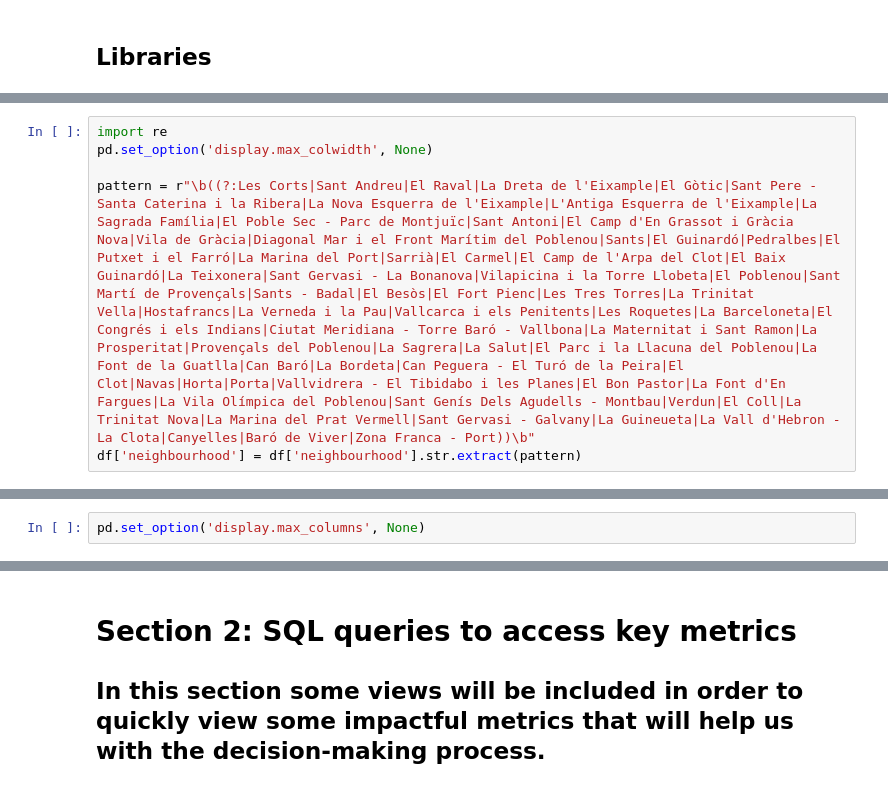
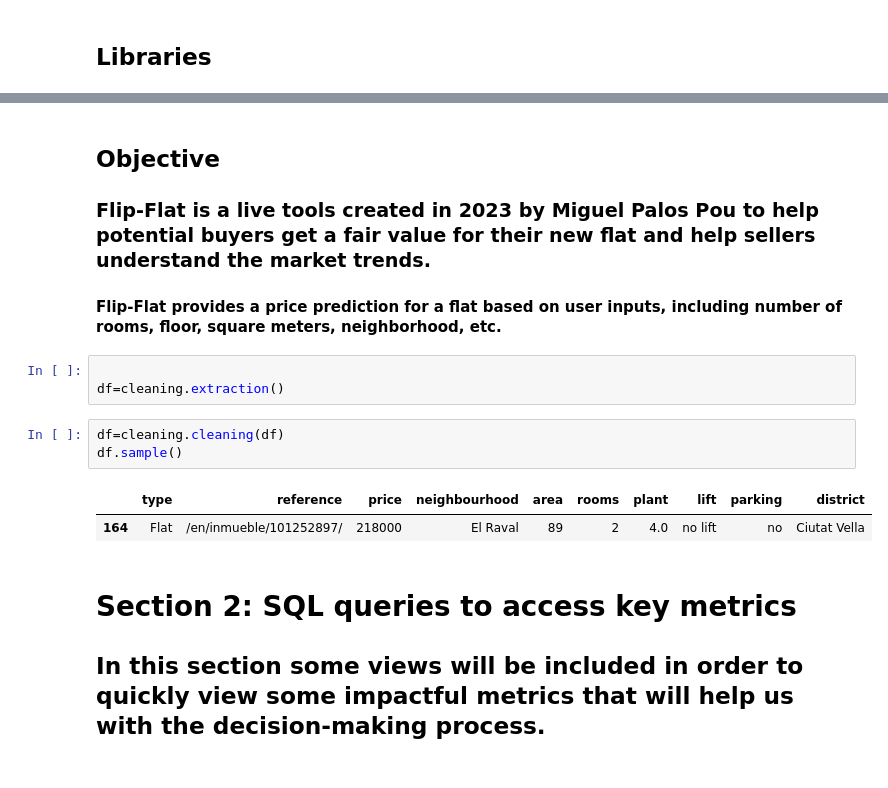
Before and after one commit to miguelpalospou/Final-project, a Jupyter notebook: project.ipynb, the cells around one changed output, grey strips where cells are left out. Cells and saved outputs as stored; diff of their text form.

```diff
--- a/project.ipynb
+++ b/project.ipynb
@@ -50,6 +59,0 @@ df=cleaning.extraction()
-# %%
-import re
-pd.set_option('display.max_colwidth', None)
-
-pattern = r"\b((?:Les Corts|Sant Andreu|El Raval|La Dreta de l'Eixample|El Gòtic|Sant Pere - Santa Caterina i la Ribera|La Nova Esquerra de l'Eixample|L'Antiga Esquerra de l'Eixample|La Sagrada Família|El Poble Sec - Parc de Montjuïc|Sant Antoni|El Camp d'En Grassot i Gràcia Nova|Vila de Gràcia|Diagonal Mar i el Front Marítim del Poblenou|Sants|El Guinardó|Pedralbes|El Putxet i el Farró|La Marina del Port|Sarrià|El Carmel|El Camp de l'Arpa del Clot|El Baix Guinardó|La Teixonera|Sant Gervasi - La Bonanova|Vilapicina i la Torre Llobeta|El Poblenou|Sant Martí de Provençals|Sants - Badal|El Besòs|El Fort Pienc|Les Tres Torres|La Trinitat Vella|Hostafrancs|La Verneda i la Pau|Vallcarca i els Penitents|Les Roquetes|La Barceloneta|El Congrés i els Indians|Ciutat Meridiana - Torre Baró - Vallbona|La Maternitat i Sant Ramon|La Prosperitat|Provençals del Poblenou|La Sagrera|La Salut|El Parc i la Llacuna del Poblenou|La Font de la Guatlla|Can Baró|La Bordeta|Can Peguera - El Turó de la Peira|El Clot|Navas|Horta|Porta|Vallvidrera - El Tibidabo i les Planes|El Bon Pastor|La Font d'En Fargues|La Vila Olímpica del Poblenou|Sant Genís Dels Agudells - Montbau|Verdun|El Coll|La Trinitat Nova|La Marina del Prat Vermell|Sant Gervasi - Galvany|La Guineueta|La Vall d'Hebron - La Clota|Canyelles|Baró de Viver|Zona Franca - Port))\b"
-df['neighbourhood'] = df['neighbourhood'].str.extract(pattern)
@@ -118,2 +59,0 @@ df = df.drop('description', axis=1)
-# %%
-pd.set_option('display.max_columns', None)
@@ -346,3 +60,16 @@ Name: district, dtype: int64
+# %% [markdown]
+## Objective
+### Flip-Flat is a live tools created in 2023 by Miguel Palos Pou to help potential buyers get a fair value for their new flat and help sellers understand the market trends.
+#### Flip-Flat provides a price prediction for a flat based on user inputs, including number of rooms, floor, square meters, neighborhood, etc.
+# %%
+
+df=cleaning.extraction()
+# %%
+df=cleaning.cleaning(df)
+df.sample()
+# %% [output]
+|  | type | reference | price | neighbourhood | area | rooms | plant | lift | parking | district |
+| 164 | Flat | /en/inmueble/101252897/ | 218000 | El Raval | 89 | 2 | 4.0 | no lift | no | Ciutat Vella |
 # %% [markdown]
 # Section 2: SQL queries to access key metrics
 
```
Also changed, not shown: parts of 94 cells of this notebook, 2 other files.
